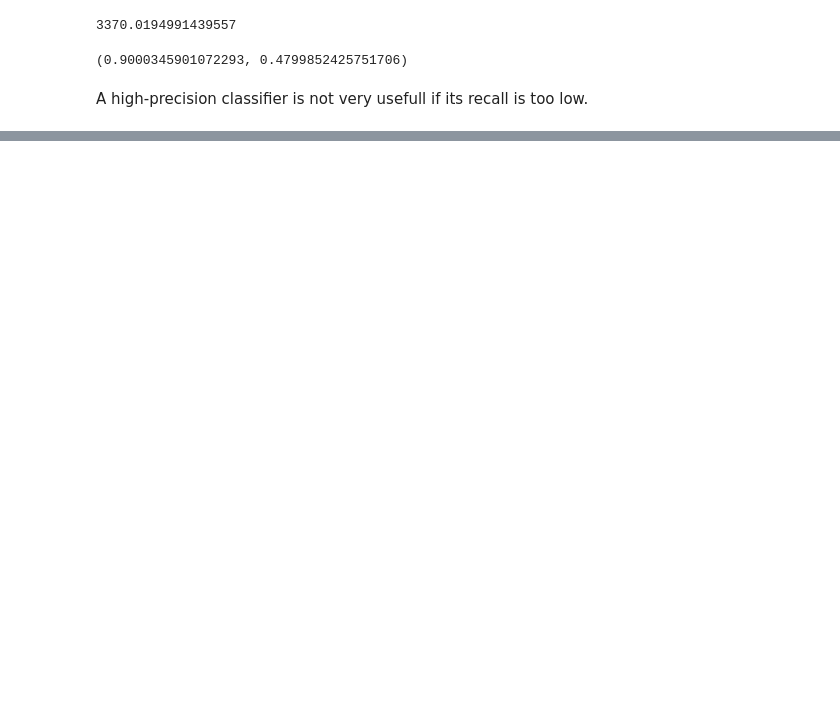
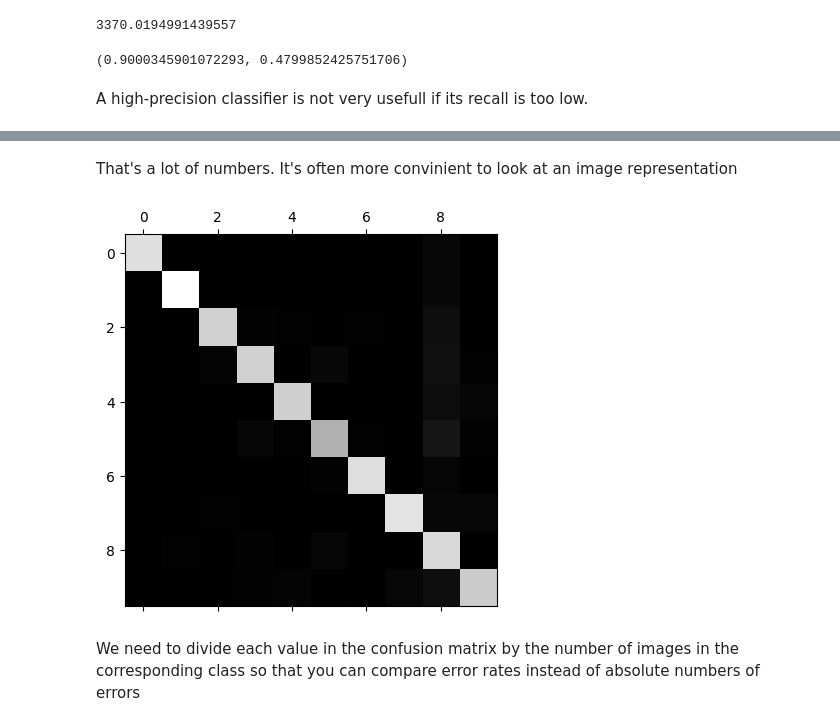
Before and after one commit to neofluar/kaggle, a Jupyter notebook: mnist/classification.ipynb, the cells around one changed output, grey strips where cells are left out. Saved outputs shown, nothing was run; the diff lists cells and outputs as text; code cells hidden in the pictures; blank space fills up the shorter version.

```diff
--- a/mnist/classification.ipynb
+++ b/mnist/classification.ipynb
@@ -211,0 +327,3 @@ A high-precision classifier is not very usefull if its recall is too low.
+# %%
+sgd_clf.fit(x_train, y_train)
+sgd_clf.predict([some_digit])
@@ -211,0 +352,5 @@ A high-precision classifier is not very usefull if its recall is too low.
+# %%
+from sklearn.preprocessing import StandardScaler
+
+x_train_scaled = StandardScaler().fit_transform(x_train.astype(np.float64))
+cross_val_score(sgd_clf, x_train_scaled, y_train, cv=3, scoring='accuracy')
@@ -211,0 +363,5 @@ A high-precision classifier is not very usefull if its recall is too low.
+# %%
+y_train_pred = cross_val_predict(sgd_clf, x_train_scaled, y_train, cv=3)
+# %%
+conf_mx = confusion_matrix(y_train, y_train_pred)
+conf_mx
@@ -211,0 +379,9 @@ A high-precision classifier is not very usefull if its recall is too low.
+# %% [markdown]
+That's a lot of numbers. It's often more convinient to look at an image representation
+# %%
+plt.matshow(conf_mx, cmap=plt.cm.gray)
+plt.show()
+# %% [output]
+[figure, added]
+# %% [markdown]
+We need to divide each value in the confusion matrix by the number of images in the corresponding class so that you can compare error rates instead of absolute numbers of errors
```
Also changed, not shown: parts of 66 cells of this notebook, 1 other file.
